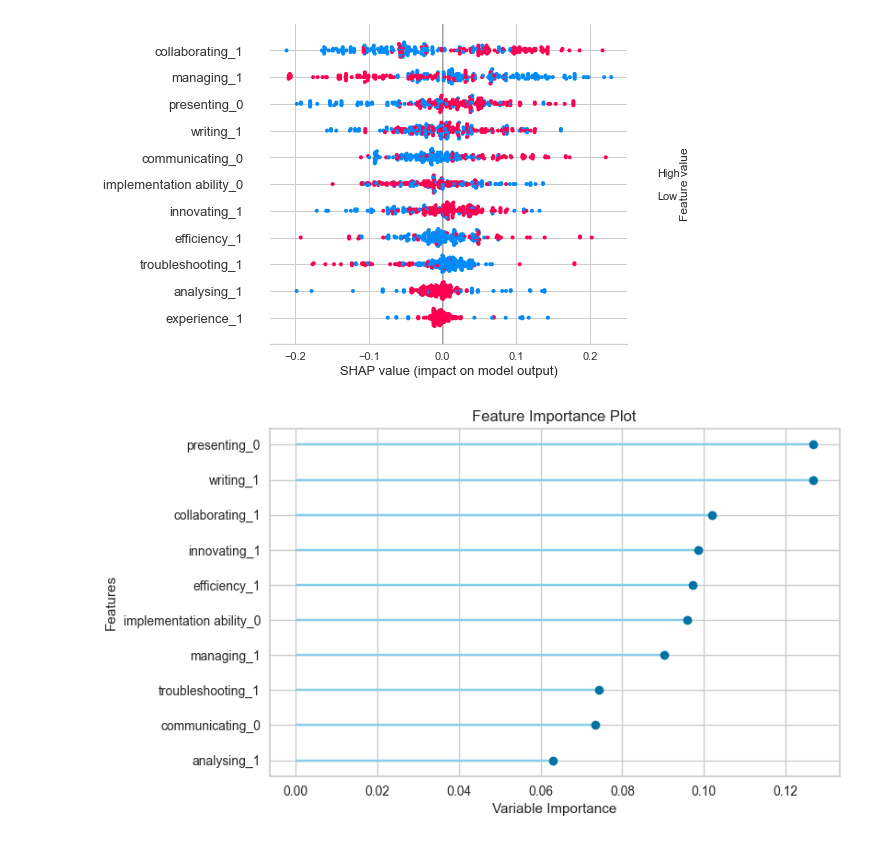
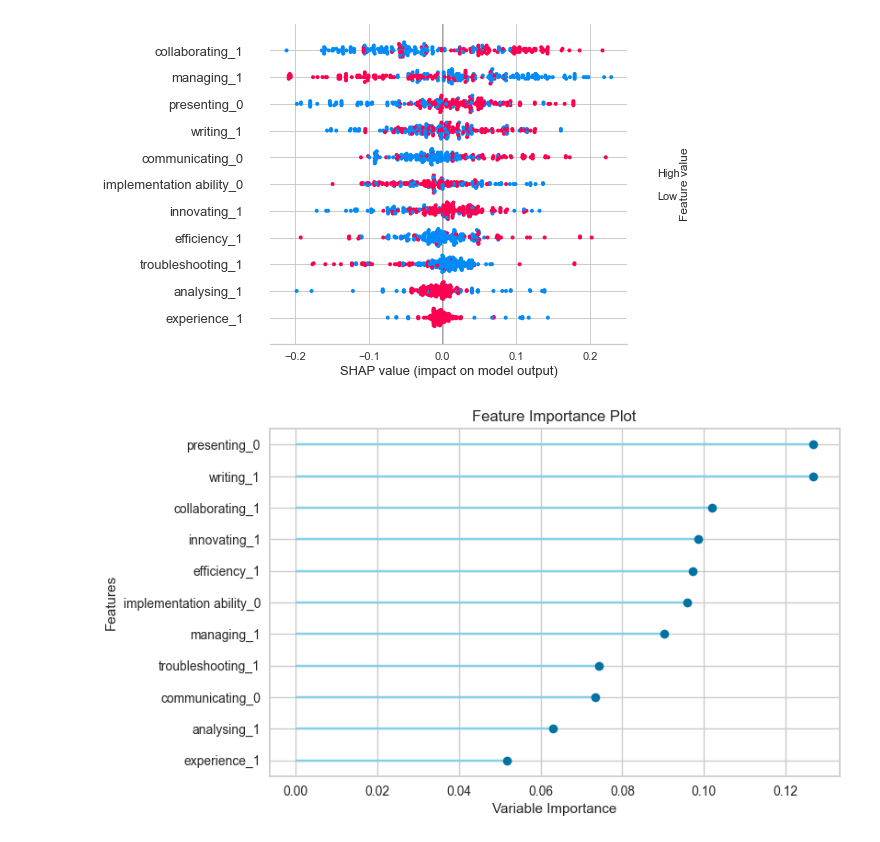
Before and after one commit to ATRII/IC_DSI_Project, a Jupyter notebook: Project_salary/process/main2.ipynb, the cells around one changed output. Saved outputs shown, nothing was run; the diff lists cells and outputs as text; code cells hidden in the pictures.

```diff
--- a/Project_salary/process/main2.ipynb
+++ b/Project_salary/process/main2.ipynb
@@ -190,6 +312,6 @@ interpret_model(et)
 # %% [output]
 [figure]
 # %%
-plot_model(et,'feature')
+plot_model(et,'feature_all')
 # %% [output]
-[figure, old version]
+[figure, new version]
```
Also changed, not shown: parts of 19 cells of this notebook, 8 other files.
